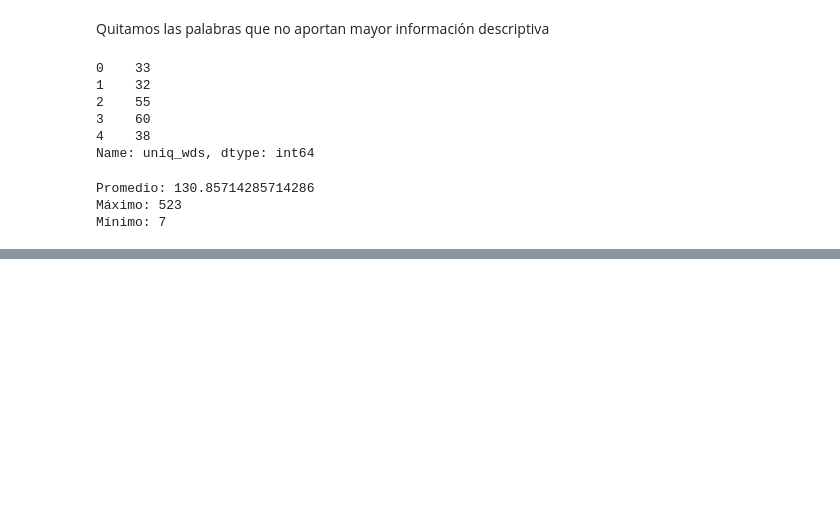
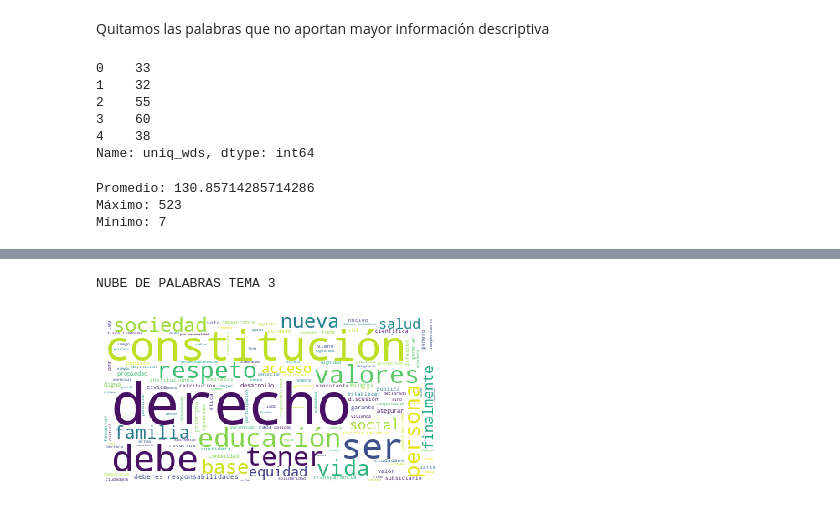
Before and after one commit to cinthyaleonor/mujeres_stem, a Jupyter notebook: cabildo_01.ipynb, the cells around one changed output, grey strips where cells are left out. Drawn from its saved outputs; the diff is of its cells as text; code cells hidden in the pictures; blank space fills up the shorter version.

```diff
--- a/cabildo_01.ipynb
+++ b/cabildo_01.ipynb
@@ -78,0 +143,8 @@ Realizamos el mapa de palabras para verlo más bonito
+# %%
+print("NUBE DE PALABRAS TEMA 3")
+plt.imshow(wordcloud_03)
+plt.axis("off")
+plt.show()
+# %% [output]
+NUBE DE PALABRAS TEMA 3
+[figure, added]
```
Also changed, not shown: parts of 14 cells of this notebook.
